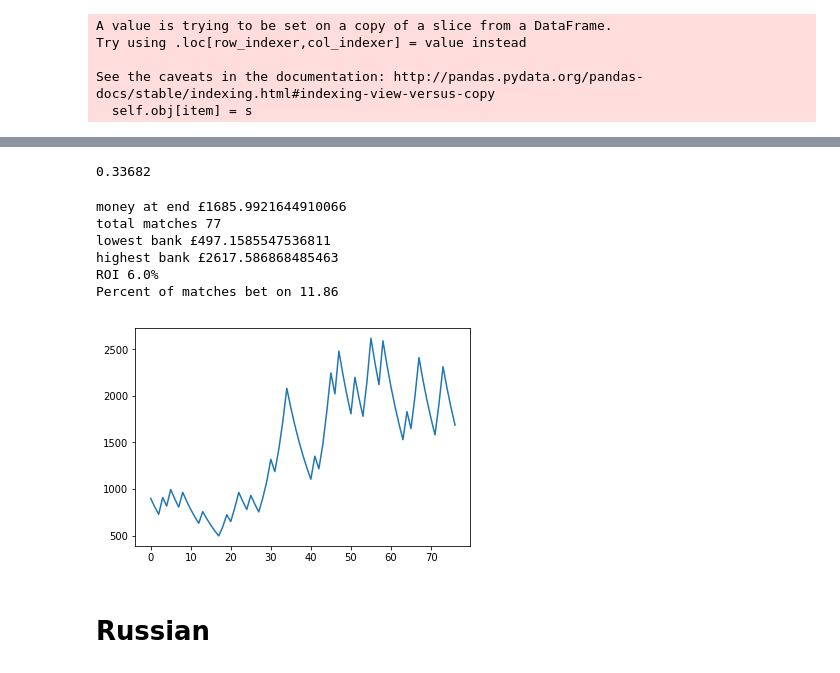
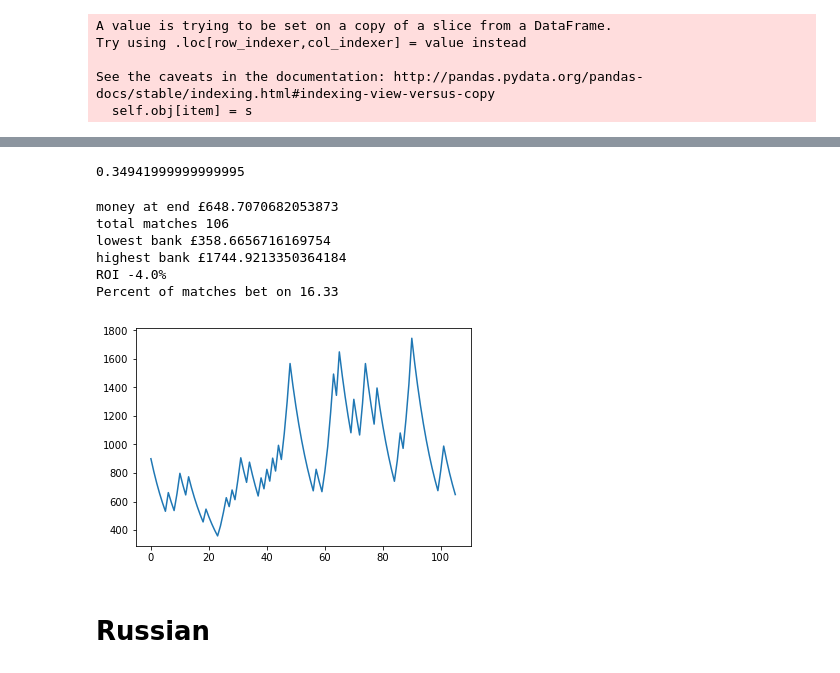
Before and after one commit to greenster3000/fun, a Jupyter notebook: notebooks/five_thirty_eight_draws.ipynb, the cells around one changed output, grey strips where cells are left out. Cells and saved outputs as stored; diff of their text form; code cells hidden in the pictures.

```diff
--- a/notebooks/five_thirty_eight_draws.ipynb
+++ b/notebooks/five_thirty_eight_draws.ipynb
@@ -76,0 +94,4 @@ df["result"] = df.apply(
+# %%
+percentile_by_league = df.groupby("league").agg({"probtie": q1}).reset_index()
+# %%
+percent_dict = percentile_by_league.set_index("league").T.to_dict(orient="records")[0]
@@ -77,3 +118,7 @@ df["result"] = df.apply(
+# %%
+df["league_95_percentile"] = df.league.map(percent_dict)
 # %%
-df["draw_over_30"] = df.probtie.apply(lambda x: 1 if x > 0.30 else 0)
+df["prob_draw_over_95_percentile"] = df.apply(
+    lambda row: 1 if row.probtie > row.league_95_percentile else 0,
+    axis=1)
 # %%
@@ -383,39 +408,39 @@ merged_serie_b = merged_serie_b[["team1", "team2",
                                  "result",
                                  "prob1", "prob2", "probtie"]]
 # %%
-df_italy_b.probtie.quantile(0.90)
+df_italy_b.probtie.quantile(0.95)
 # %% [output]
-0.33682
+0.34941999999999995
 # %%
 money_history = []
 money = 1000
 frac = 0.1
 total_staked = 0
 total_won = 0
 for row in merged_serie_b.itertuples():
-    if row.probtie >= 0.33:
+    if row.probtie >= 0.32:
         stake = frac * money
         money -= stake
         total_staked += stake
         if row.result == "D":
             money += stake * row.BbMxD * 0.99
             total_won += stake * row.BbMxD * 0.99
         money_history.append(money)
 plt.plot(money_history)
 print("money at end £{}".format(money))
 print("total matches {}".format(len(money_history)))
 print("lowest bank £{}".format(min(money_history)))
 print("highest bank £{}".format(max(money_history)))
 print("ROI {}%".format(100 * (round((total_won / total_staked) - 1, 2))))
 print("Percent of matches bet on {}".format(round(len(money_history) * 100 / len(df_italy_b), 2)))
 # %% [output]
-money at end £1685.9921644910066
-total matches 77
-lowest bank £497.1585547536811
-highest bank £2617.586868485463
-ROI 6.0%
-Percent of matches bet on 11.86
+money at end £648.7070682053873
+total matches 106
+lowest bank £358.6656716169754
+highest bank £1744.9213350364184
+ROI -4.0%
+Percent of matches bet on 16.33
-[figure, old version]
+[figure, new version]
 # %% [markdown]
 # Russian
 # %%
```
Also changed, not shown: parts of 31 cells of this notebook.
